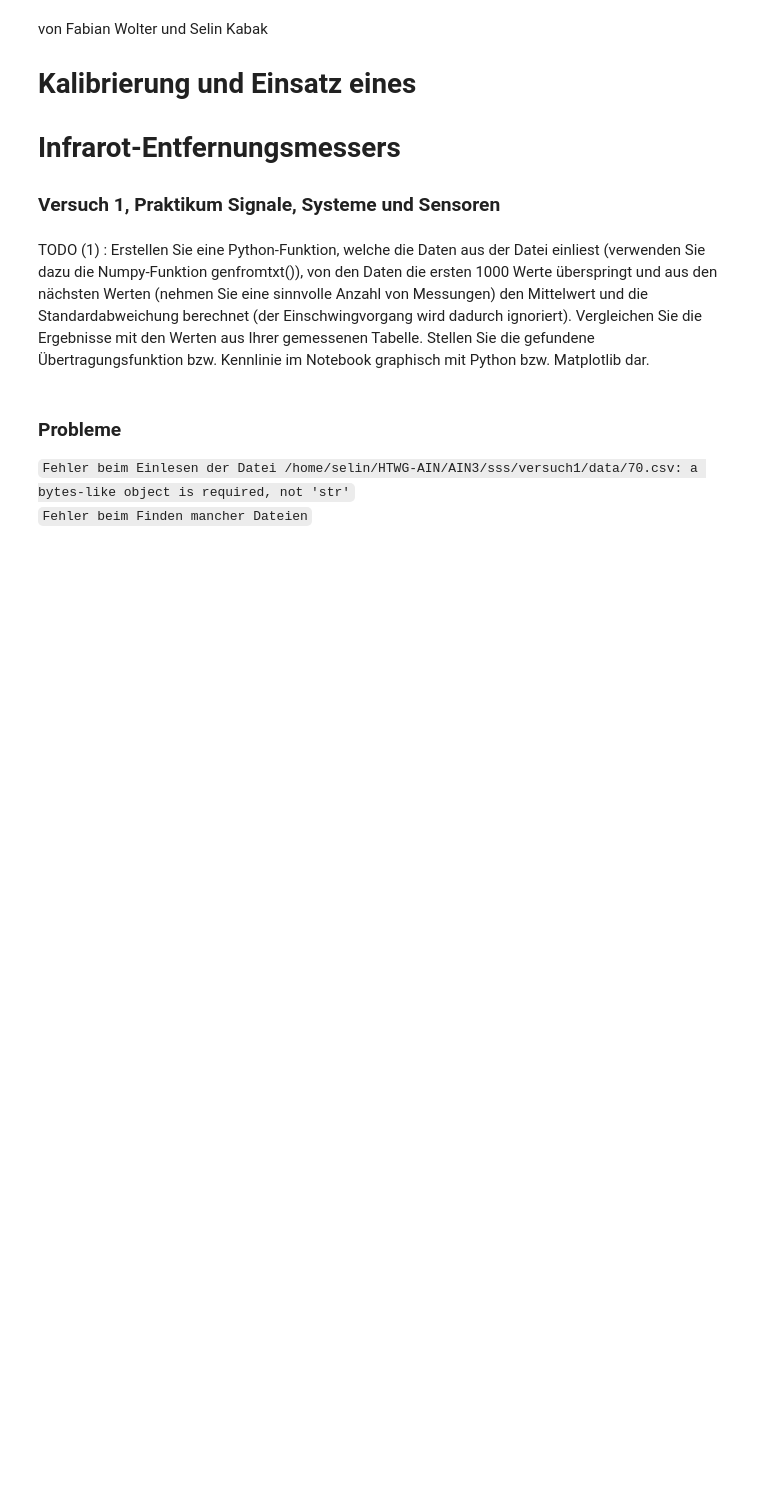
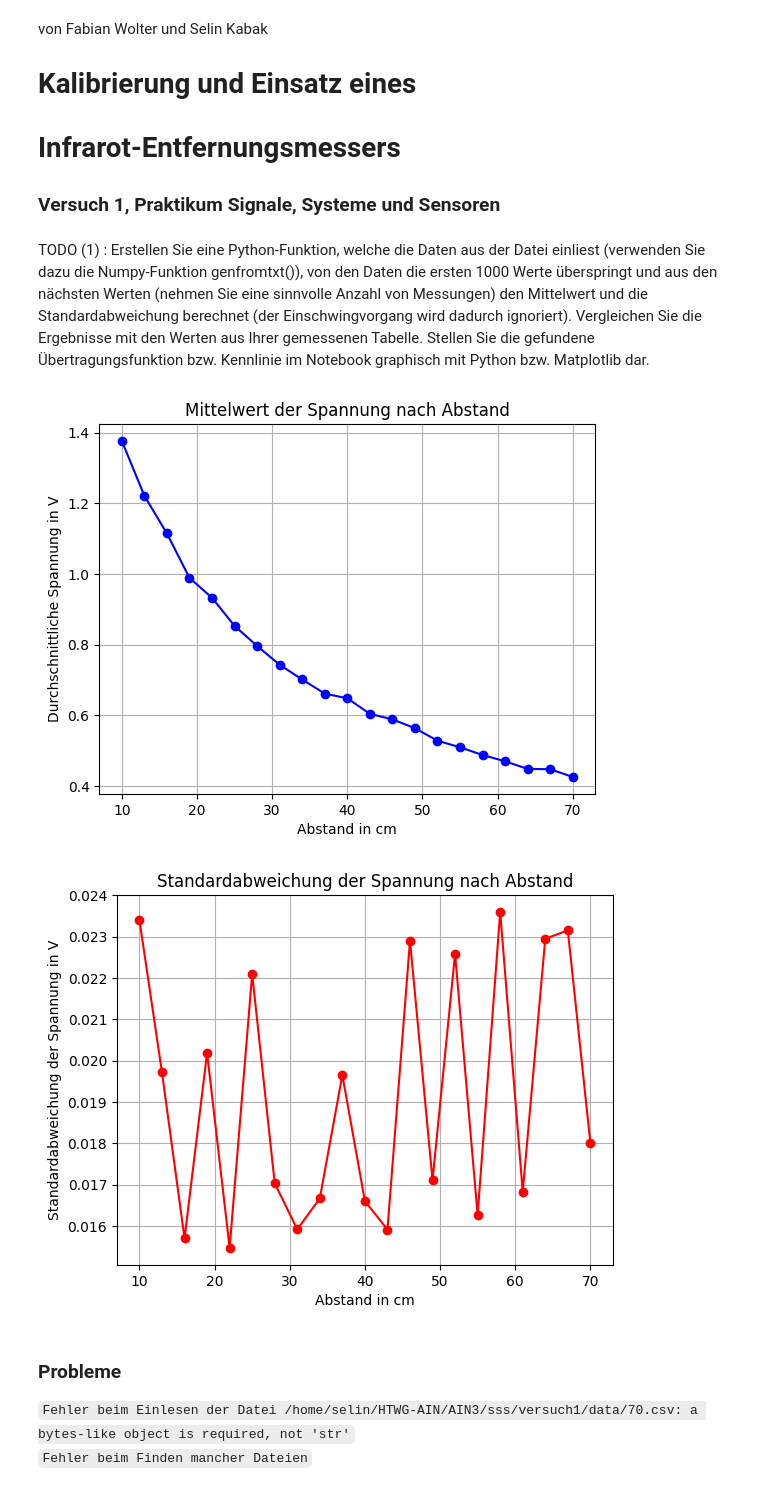
Before and after one commit to tigcho/HTWG-AIN, a Jupyter notebook: AIN3/sss/versuch1/entfernungsmesser.ipynb, the cells around one changed output. Cells and saved outputs as stored; diff of their text form; code cells hidden in the pictures; blank space fills up the shorter version.

```diff
--- a/AIN3/sss/versuch1/entfernungsmesser.ipynb
+++ b/AIN3/sss/versuch1/entfernungsmesser.ipynb
@@ -23,47 +23,50 @@ def processData(file_path, skip_header=1000):
             file_path,
             delimiter=';',
             skip_header=skip_header,
-            usecols=(1),
+            usecols=[1],
             converters={1: lambda s: float(s.decode('utf-8').replace(',', '.'))}
         )
         mean = np.mean(data)
         std = np.std(data)
         return mean, std
-    except Exception as e:
+    except Exception:
         print(f"Fehler beim Einlesen")
 
 directory = '/home/selin/HTWG-AIN/AIN3/sss/versuch1/data/'
-distance = np.arange(10, 70, 3)
+distance = np.arange(10, 73, 3)
 
 means = []
 std_devs = []
 
 for dist in distance:
     file_path = os.path.join(directory, f'{dist}cm.csv')
     mean, std = processData(file_path)
 
     if mean is not None and std is not None:
         means.append(mean)
         std_devs.append(std)
     else:
         means.append(None)  # Fehlende Werte für fehlende Dateien
         std_devs.append(None)
 
 plt.figure()
 plt.plot(distance, means, 'bo-', label='Mittelwert')
 plt.xlabel('Abstand in cm')
 plt.ylabel('Durchschnittliche Spannung in V')
 plt.title('Mittelwert der Spannung nach Abstand')
 plt.grid(True)
 plt.show()
 
 plt.figure()
 plt.plot(distance, std_devs, 'ro-', label='Standardabweichung')
 plt.xlabel('Abstand in cm')
 plt.ylabel('Standardabweichung der Spannung in V')
 plt.title('Standardabweichung der Spannung nach Abstand')
 plt.grid(True)
 plt.show()
+# %% [output]
+[figure, added]
+[figure, added]
 # %% [markdown]
 ### Probleme
 `Fehler beim Einlesen der Datei /home/selin/HTWG-AIN/AIN3/sss/versuch1/data/70.csv: a bytes-like object is required, not 'str'` <br>
```
Also changed, not shown: parts of 4 cells of this notebook.
